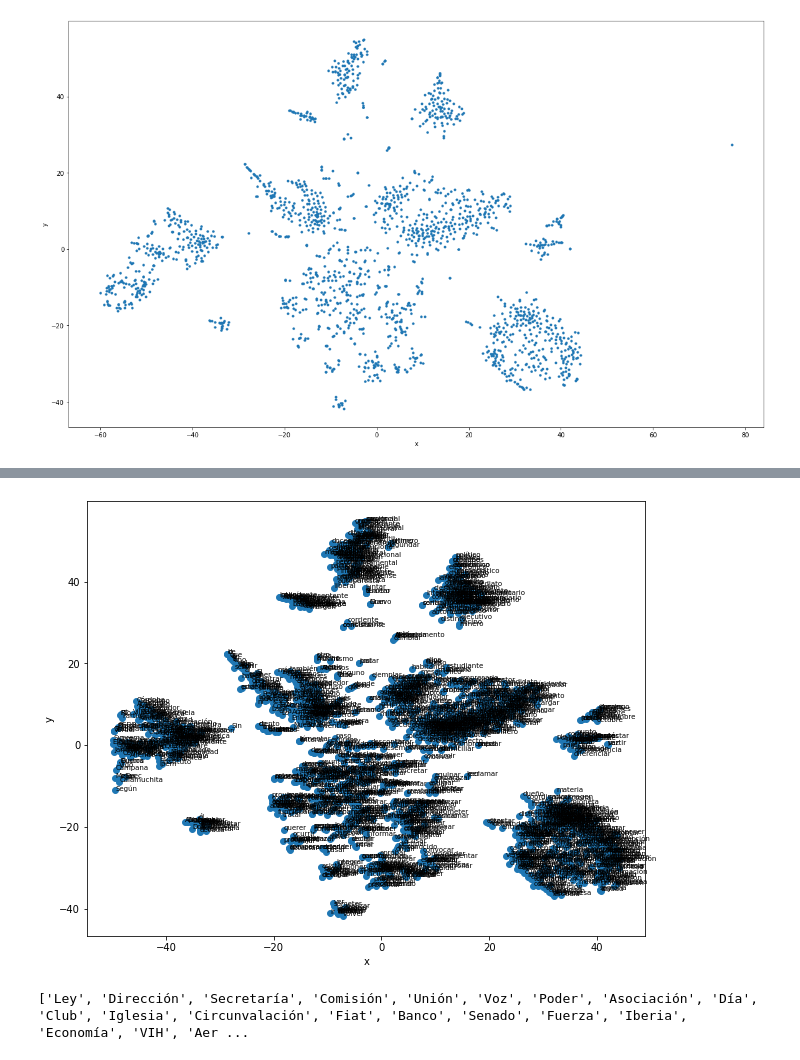
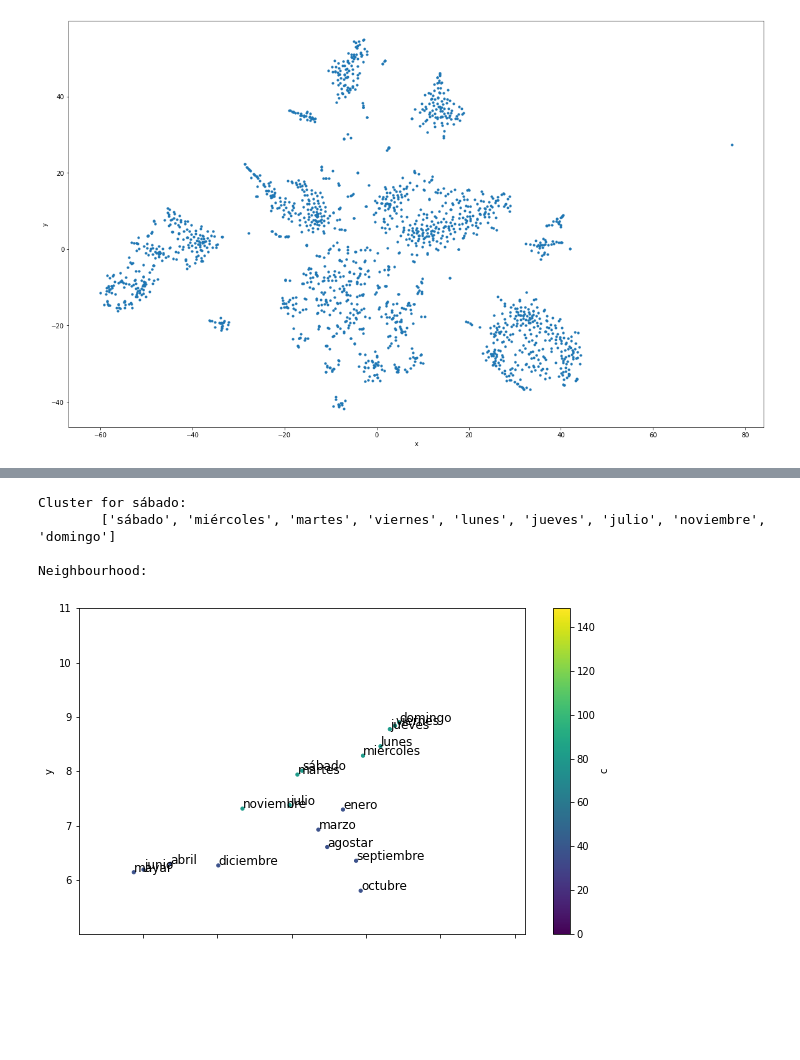
Before and after one commit to guidoivetta/clustering-TM-2021, a Jupyter notebook: Clustering_TM.ipynb, the cells around one changed output, grey strips where cells are left out. Cells and saved outputs as stored; diff of their text form; code cells hidden in the pictures; blank space fills up the shorter version.

```diff
--- a/Clustering_TM.ipynb
+++ b/Clustering_TM.ipynb
@@ -176,22 +214,43 @@ pointscluster.plot.scatter(x='x', y='y', c='c', cmap='viridis', s=10, figsize=(2
-# %%
-def plot_region(x_bounds, y_bounds):
-    slice = pointsspacy[
-        (x_bounds[0] <= pointsspacy.x) &
-        (pointsspacy.x <= x_bounds[1]) &
-        (y_bounds[0] <= pointsspacy.y) &
-        (pointsspacy.y <= y_bounds[1])
-    ]
-
-    ax = slice.plot.scatter(x='x', y='y', s=35, figsize=(10, 8))
-    for i, point in slice.iterrows():
-        ax.text(point.x + 0.005, point.y + 0.005, point.word, fontsize=7)
-
-plot_region(x_bounds=(-50, 60), y_bounds=(-90, 70))
-# %% [output]
-[figure, removed]
-# %%
-# Días de la semana y meses
-printer = [word for word in key_words if clusters[key_words[word]] == clusters[key_words["Poder"]]]
-print(printer)
-# %% [output]
-['Ley', 'Dirección', 'Secretaría', 'Comisión', 'Unión', 'Voz', 'Poder', 'Asociación', 'Día', 'Club', 'Iglesia', 'Circunvalación', 'Fiat', 'Banco', 'Senado', 'Fuerza', 'Iberia', 'Economía', 'VIH', 'Aer ...
+# %%
+# Prints lemma's cluster and plots area around it
+def show_neighbourhood(l, radius):
+  pointscluster = pd.DataFrame(
+    [
+        (word, coords[0], coords[1], cluster)
+        for word, coords, cluster in [
+            (word, matrix_dicc2d[lemma_lid_dict[word]], clusters[lemma_lid_dict[word]])
+            for word in lemma_lid_dict
+        ]
+    ],
+    columns=["word", "x", "y", "c"]
+  )
+
+  l_x = pointscluster.x[lemma_lid_dict[l]]
+  l_y = pointscluster.y[lemma_lid_dict[l]]
+  x_lower_bound = l_x-radius
+  x_higher_bound = l_x+radius
+  y_lower_bound = l_y-radius
+  y_higher_bound = l_y+radius
+
+  pointscluster.plot.scatter(x='x', y='y', c='c', cmap='viridis', s=10, figsize=(10, 6))
+  for i, point in pointscluster.iterrows():
+    if x_lower_bound <= point.x <= x_higher_bound and y_lower_bound <= point.y <= y_higher_bound:
+      plt.text(point.x + 0.005, point.y + 0.005, point.word, fontsize=12)
+
+  plt.xlim(x_lower_bound, x_higher_bound)
+  plt.ylim(y_lower_bound, y_higher_bound)
+
+  l_cluster = [lemma for lemma in lemma_lid_dict if clusters[lemma_lid_dict[lemma]] == clusters[lemma_lid_dict[l]]]
+
+  print(f'Cluster for {l}:')
+  print(f'\t{l_cluster}\n')
+
+  print(f'Neighbourhood:\n')
+# %%
+show_neighbourhood('sábado', radius=3)
+# %% [output]
+Cluster for sábado:
+        ['sábado', 'miércoles', 'martes', 'viernes', 'lunes', 'jueves', 'julio', 'noviembre', 'domingo']
+
+Neighbourhood:
+[figure, added]
```
Also changed, not shown: parts of 30 cells of this notebook.
